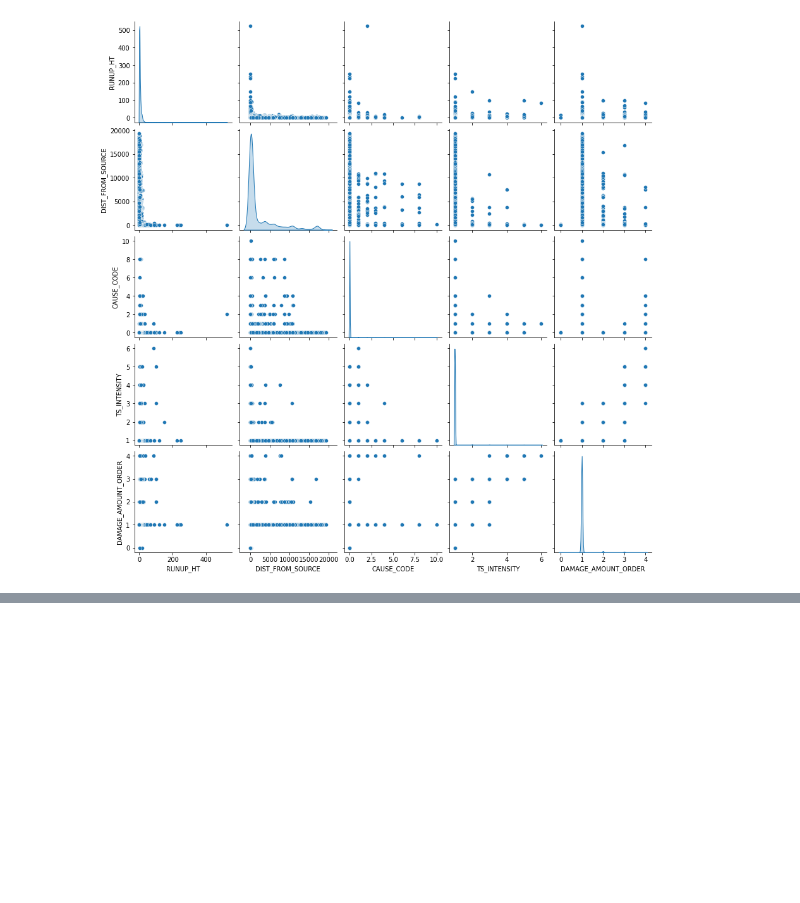
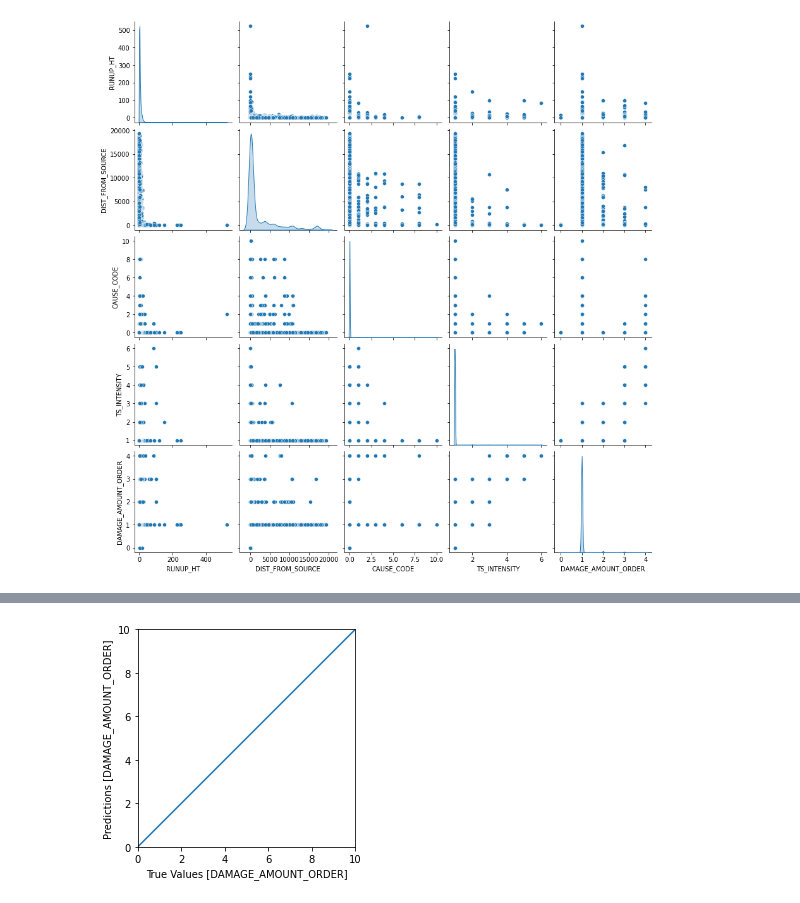
Before and after one commit to kyin99/NSAC-CyberScape, a Jupyter notebook: flood_of_ideas_(final).ipynb, the cells around one changed output, grey strips where cells are left out. Drawn from its saved outputs; the diff is of its cells as text; code cells hidden in the pictures; blank space fills up the shorter version.

```diff
--- a/flood_of_ideas_(final).ipynb
+++ b/flood_of_ideas_(final).ipynb
@@ -40,0 +58,15 @@ sns.pairplot(train_dataset[['RUNUP_HT','DIST_FROM_SOURCE','CAUSE_CODE','TS_INTEN
+# %%
+def build_and_compile_model(norm):
+  model = keras.Sequential([
+      norm,
+      layers.Dense(60,input_dim=3, activation='relu'),
+      layers.Dense(30, activation='relu'),
+      layers.Dense(1, activation='sigmoid')
+  ])
+
+  model.compile(loss='binary_crossentropy',
+                optimizer=tf.keras.optimizers.Adam(0.001))
+  return model
+# %%
+dnn_model = build_and_compile_model(normalize)
+dnn_model.summary()
@@ -40,0 +90,3 @@ sns.pairplot(train_dataset[['RUNUP_HT','DIST_FROM_SOURCE','CAUSE_CODE','TS_INTEN
+# %%
+dnn_model.fit(train_features, train_labels, epochs=10, batch_size=50)
+dnn_model.save_weights("model.tf")
@@ -40,0 +114,13 @@ sns.pairplot(train_dataset[['RUNUP_HT','DIST_FROM_SOURCE','CAUSE_CODE','TS_INTEN
+# %%
+test_predictions = dnn_model.predict(test_features).flatten()
+# %%
+a = plt.axes(aspect='equal')
+plt.scatter(test_labels, test_predictions)
+plt.xlabel('True Values [DAMAGE_AMOUNT_ORDER]')
+plt.ylabel('Predictions [DAMAGE_AMOUNT_ORDER]')
+lims = [0, 10]
+plt.xlim(lims)
+plt.ylim(lims)
+_ = plt.plot(lims, lims)
+# %% [output]
+[figure, added]
```
Also changed, not shown: parts of 4 cells of this notebook.
